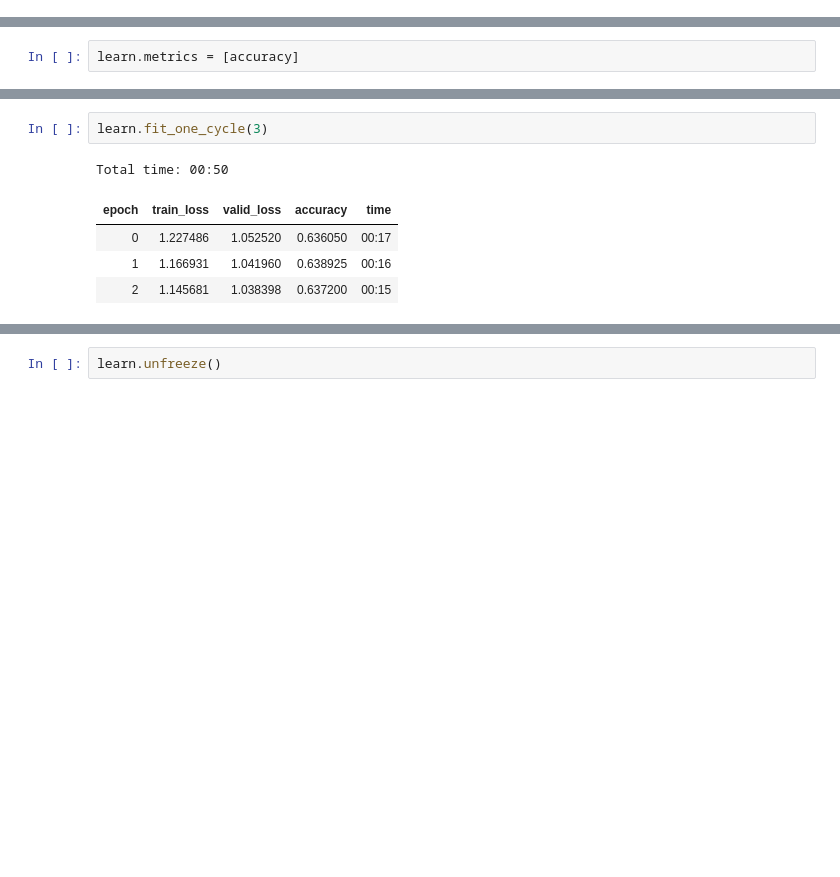
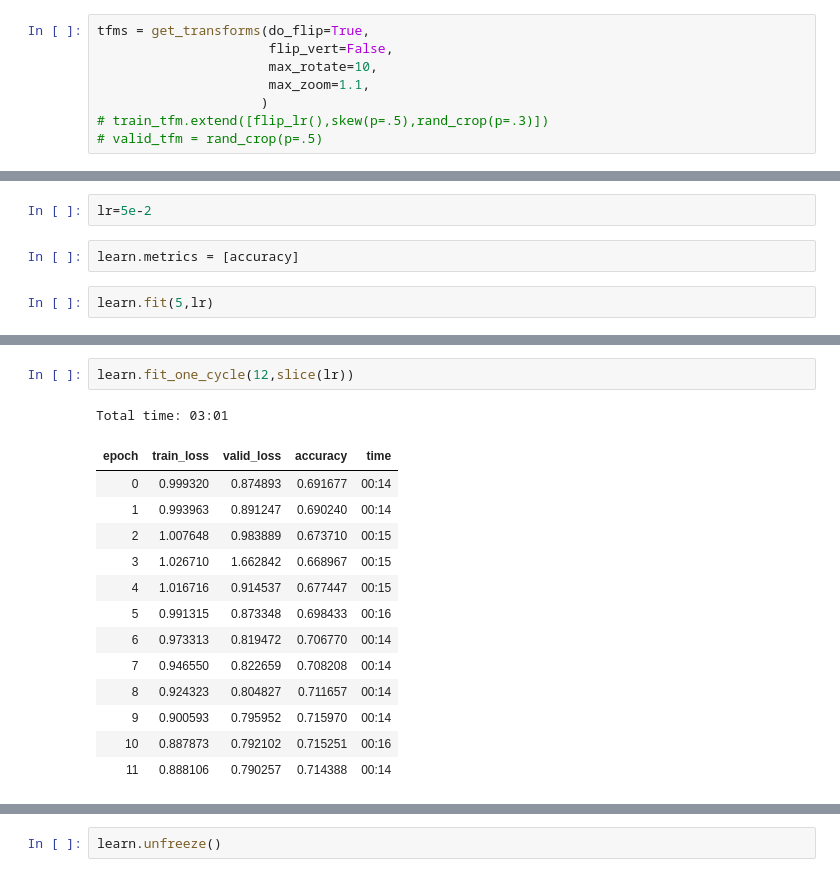
Before and after one commit to qnkhuat/emotion_train, a Jupyter notebook: fastai-resnet18.ipynb, the cells around one changed output, grey strips where cells are left out. Cells and saved outputs as stored; diff of their text form; blank space fills up the shorter version.

```diff
--- a/fastai-resnet18.ipynb
+++ b/fastai-resnet18.ipynb
@@ -31,3 +47,11 @@ tfms = get_transforms(do_flip=True,flip_vert=False)
+# %%
+tfms = get_transforms(do_flip=True,
+                      flip_vert=False,
+                      max_rotate=10,
+                      max_zoom=1.1,
+                     )
+# train_tfm.extend([flip_lr(),skew(p=.5),rand_crop(p=.3)])
+# valid_tfm = rand_crop(p=.5)
 # %%
 # ran this get erro in THcroe
 data = (ImageDataBunch.from_folder(path,test='test',size=48,ds_tfms=tfms,bs=256)
@@ -50,2 +74,6 @@ LR Finder is complete, type {learner_name}.recorder.plot() to see the graph.
+# %%
+lr=5e-2
 # %%
 learn.metrics = [accuracy]
+# %%
+learn.fit(5,lr)
@@ -52,8 +88,17 @@ learn.metrics = [accuracy]
 # %%
-learn.fit_one_cycle(3)
+learn.fit_one_cycle(12,slice(lr))
 # %% [output]
-Total time: 00:50
+Total time: 03:01
 | epoch | train_loss | valid_loss | accuracy | time |
-| 0 | 1.227486 | 1.052520 | 0.636050 | 00:17 |
-| 1 | 1.166931 | 1.041960 | 0.638925 | 00:16 |
-| 2 | 1.145681 | 1.038398 | 0.637200 | 00:15 |
+| 0 | 0.999320 | 0.874893 | 0.691677 | 00:14 |
+| 1 | 0.993963 | 0.891247 | 0.690240 | 00:14 |
+| 2 | 1.007648 | 0.983889 | 0.673710 | 00:15 |
+| 3 | 1.026710 | 1.662842 | 0.668967 | 00:15 |
+| 4 | 1.016716 | 0.914537 | 0.677447 | 00:15 |
+| 5 | 0.991315 | 0.873348 | 0.698433 | 00:16 |
+| 6 | 0.973313 | 0.819472 | 0.706770 | 00:14 |
+| 7 | 0.946550 | 0.822659 | 0.708208 | 00:14 |
+| 8 | 0.924323 | 0.804827 | 0.711657 | 00:14 |
+| 9 | 0.900593 | 0.795952 | 0.715970 | 00:14 |
+| 10 | 0.887873 | 0.792102 | 0.715251 | 00:16 |
+| 11 | 0.888106 | 0.790257 | 0.714388 | 00:14 |
```
Also changed, not shown: parts of 23 cells of this notebook, 4 other files.
